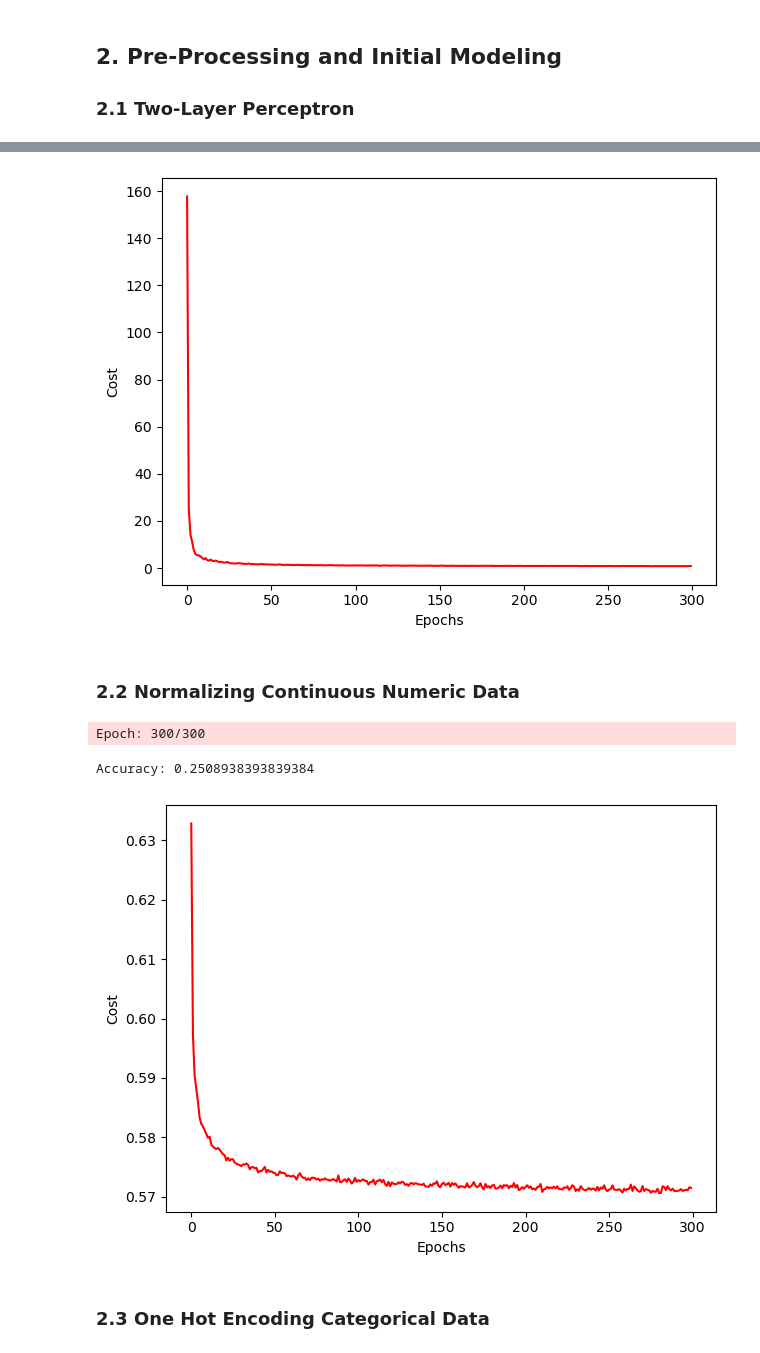
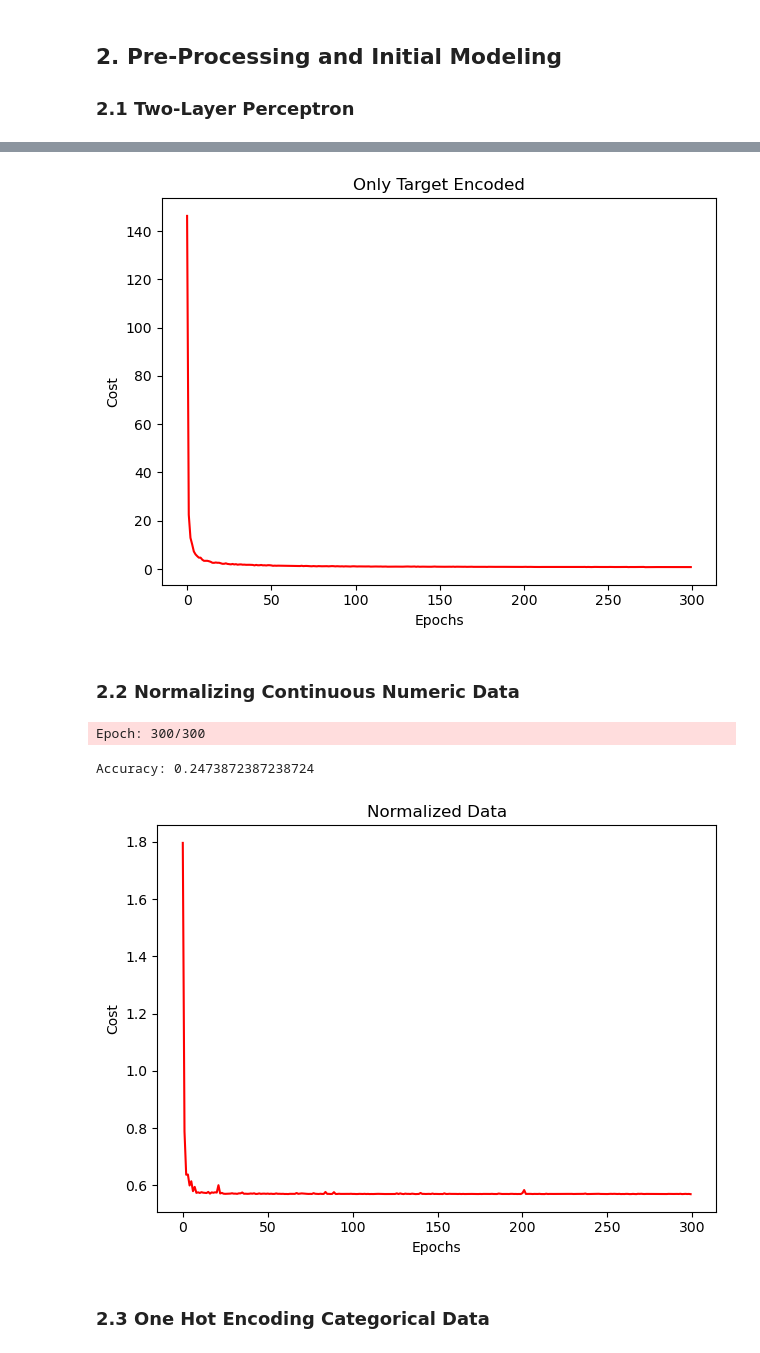
Before and after one commit to Mikecamdo/MachineLearning, a Jupyter notebook: Lab 4/TheMulti-LayerPerceptron.ipynb, the cells around one changed output, grey strips where cells are left out. Cells and saved outputs as stored; diff of their text form; code cells hidden in the pictures.

```diff
--- a/Lab 4/TheMulti-LayerPerceptron.ipynb
+++ b/Lab 4/TheMulti-LayerPerceptron.ipynb
@@ -319,27 +318,29 @@ import warnings
 warnings.simplefilter('ignore')
 %matplotlib inline
 
+# Convert to numpy array
+X_train_np = np.array(X_train)
+y_train_np = np.array(y_train)
+X_test_np = np.array(X_test)
+y_test_np = np.array(y_test)
+
 neural_network = TwoLayerPerceptron(n_hidden=20,
                                     C=5, # tradeoff L2 regularizer
                                     epochs=300, # iterations
                                     eta=.1,  # learning rate
                                     random_state=1,
-                                    minibatches=len(X_train)/32)
+                                    minibatches=len(X_train_np)/32)
 
-# Convert to numpy array
-X_train = np.array(X_train)
-y_train = np.array(y_train)
-X_test = np.array(X_test)
-y_test = np.array(y_test)
 
-neural_network.fit(X_train, y_train, print_progress=50)
-yhat = neural_network.predict(X_test)
+
+neural_network.fit(X_train_np, y_train_np, print_progress=50)
+yhat = neural_network.predict(X_test_np)
 
 # For Testing
 print('Predicted', yhat[:10])
-print("Actual", y_test[:10])
+print("Actual", y_test_np[:10])
 print('Unique predicted values:', np.unique(yhat))
 
-print('Accuracy:', accuracy_score(y_test,yhat))
+print('Accuracy:', accuracy_score(y_test_np,yhat))
 # %% [output]
 Epoch: 300/300
@@ -355,43 +356,53 @@ cost_avgs = [np.mean(x) for x in neural_network.cost_]
 plt.plot(range(len(cost_avgs)), cost_avgs, color='red')
 plt.ylabel('Cost')
 plt.xlabel('Epochs')
+plt.title('Only Target Encoded')
 plt.tight_layout()
 plt.show()
 # %% [output]
-[figure, old version]
+[figure, new version]
 # %% [markdown]
 ### 2.2 Normalizing Continuous Numeric Data
 # %%
-# Normalize the continuous features
+# Normalize the continuous features except for state and county
+from sklearn import preprocessing
 
-# Z-score normalize the data
-X_train_norm = (X_train - X_train.mean()) / X_train.std()
-X_test_norm = (X_test - X_test.mean()) / X_test.std()
+X_train_norm = X_train.copy()
+X_test_norm = X_test.copy()
+
+# Normalize without removing state and county from the dataframe (ignore columns 1 and 2)
+X_train_norm.iloc[:, [0] + list(range(3, len(X_train.columns)))] = preprocessing.scale(X_train_norm.iloc[:, [0] + list(range(3, len(X_train.columns)))])
+X_test_norm.iloc[:, [0] + list(range(3, len(X_test.columns)))] = preprocessing.scale(X_test_norm.iloc[:, [0] + list(range(3, len(X_test.columns)))])
+
+# Convert to numpy array
+X_train_norm_np= np.array(X_train_norm)
+X_test_norm_np = np.array(X_test_norm)
 
 neural_network_2 = TwoLayerPerceptron(n_hidden=20,
                                     C=5, # tradeoff L2 regularizer
                                     epochs=300, # iterations
                                     eta=0.1,  # learning rate
                                     random_state=1,
-                                    minibatches=len(X_train)/32)
+                                    minibatches=len(X_train_norm_np)/32)
 
-neural_network_2.fit(X_train_norm, y_train, print_progress=50)
+neural_network_2.fit(X_train_norm_np, y_train_np, print_progress=50)
 yhat_2 = neural_network_2.predict(X_test_norm)
 
-print('Accuracy:', accuracy_score(y_test, yhat_2))
+print('Accuracy:', accuracy_score(y_test_np, yhat_2))
 # %% [output]
 Epoch: 300/300
-Accuracy: 0.2508938393839384
+Accuracy: 0.2473872387238724
 # %%
 cost_avgs = [np.mean(x) for x in neural_network_2.cost_]
 
 plt.plot(range(len(cost_avgs)), cost_avgs, color='red')
 plt.ylabel('Cost')
 plt.xlabel('Epochs')
+plt.title('Normalized Data')
 plt.tight_layout()
 plt.show()
 # %% [output]
-[figure, old version]
+[figure, new version]
 # %% [markdown]
 ### 2.3 One Hot Encoding Categorical Data
 # %%
```
Also changed, not shown: parts of 6 cells of this notebook.
